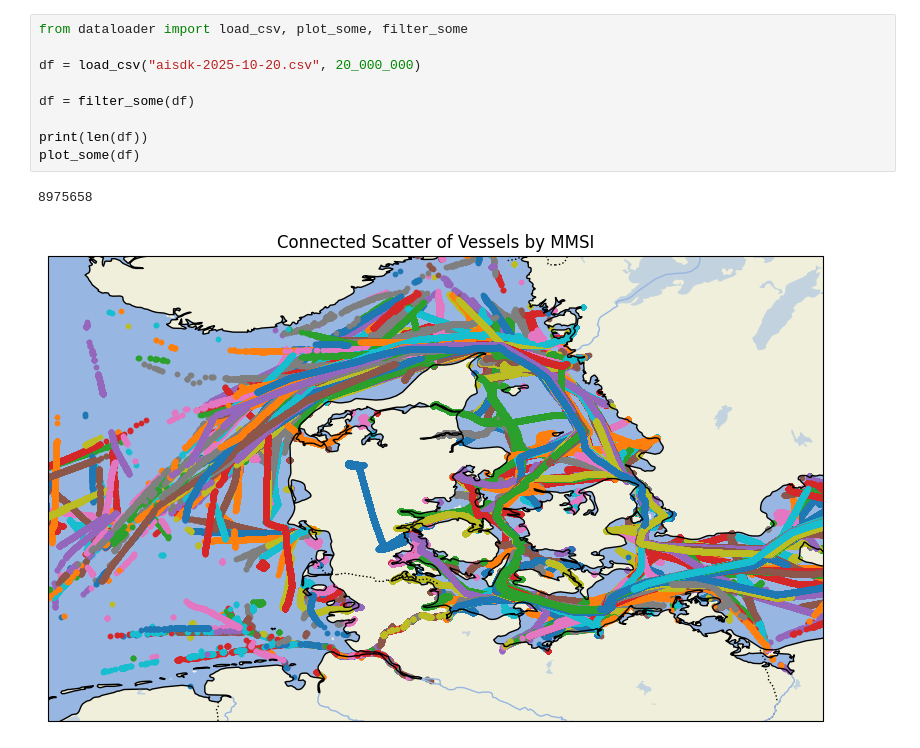
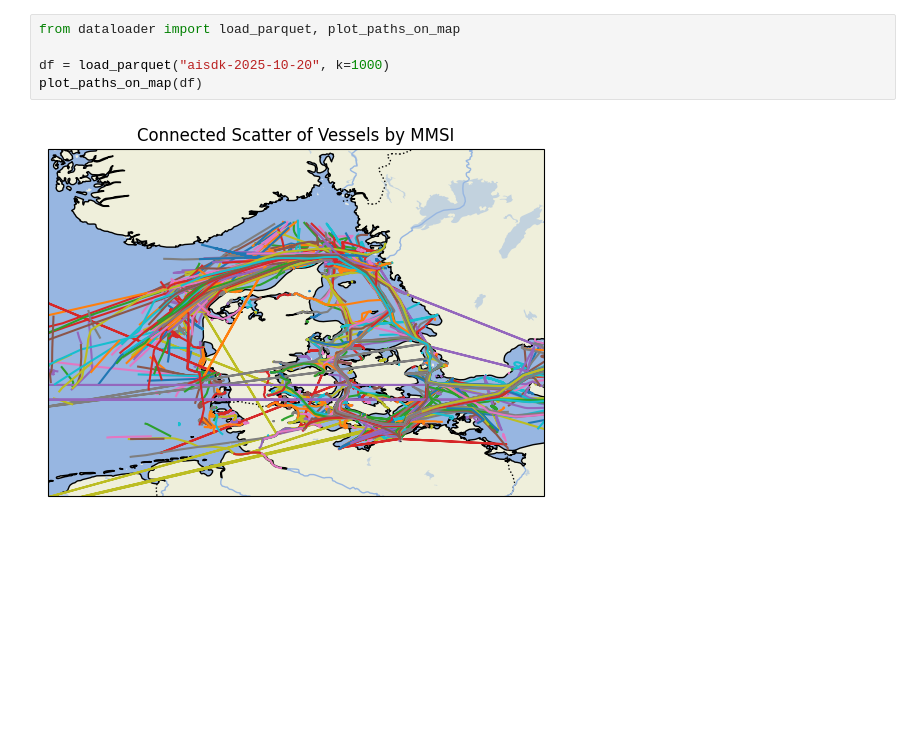
Before and after one commit to veronikal24/DeepLearning, a Jupyter notebook: data_stuff.ipynb, the cells around one changed output. Saved outputs shown, nothing was run; the diff lists cells and outputs as text; blank space fills up the shorter version.

Commit message:
Updated dataloader to use the provided script

```diff
--- a/data_stuff.ipynb
+++ b/data_stuff.ipynb
@@ -1,12 +1,7 @@
 # %%
-from dataloader import load_csv, plot_some, filter_some
+from dataloader import load_parquet, plot_paths_on_map
 
-df = load_csv("aisdk-2025-10-20.csv", 20_000_000)
-
-df = filter_some(df)
-
-print(len(df))
-plot_some(df)
+df = load_parquet("aisdk-2025-10-20", k=1000)
+plot_paths_on_map(df)
 # %% [output]
-8975658
-[figure, old version]
+[figure, new version]
```
Also changed, not shown: 1 other file.
